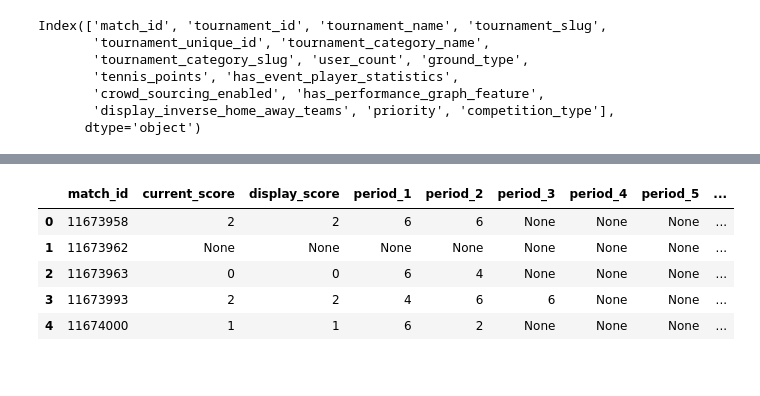
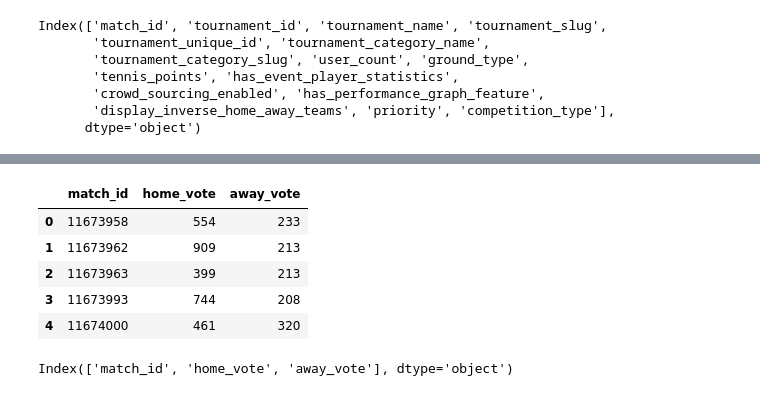
Before and after one commit to fatemeNobakht/Team__Data___8, a Jupyter notebook: tennisArman.ipynb, the cells around one changed output, grey strips where cells are left out. Drawn from its saved outputs; the diff is of its cells as text; code cells hidden in the pictures.

```diff
--- a/tennisArman.ipynb
+++ b/tennisArman.ipynb
@@ -352,9 +454,13 @@ df_home_team.head()
 # %%
-df_away_team_score.head()
+df_votes.head()
 # %% [output]
-|  | match_id | current_score | display_score | period_1 | period_2 | period_3 | period_4 | period_5 | ... |
-| 0 | 11673958 | 2 | 2 | 6 | 6 | None | None | None | ... |
-| 1 | 11673962 | None | None | None | None | None | None | None | ... |
-| 2 | 11673963 | 0 | 0 | 6 | 4 | None | None | None | ... |
-| 3 | 11673993 | 2 | 2 | 4 | 6 | 6 | None | None | ... |
-| 4 | 11674000 | 1 | 1 | 6 | 2 | None | None | None | ... |
+|  | match_id | home_vote | away_vote |
+| 0 | 11673958 | 554 | 233 |
+| 1 | 11673962 | 909 | 213 |
+| 2 | 11673963 | 399 | 213 |
+| 3 | 11673993 | 744 | 208 |
+| 4 | 11674000 | 461 | 320 |
+# %%
+df_votes.columns
+# %% [output]
+Index(['match_id', 'home_vote', 'away_vote'], dtype='object')
```
Also changed, not shown: parts of 11 cells of this notebook, 1 other file.
